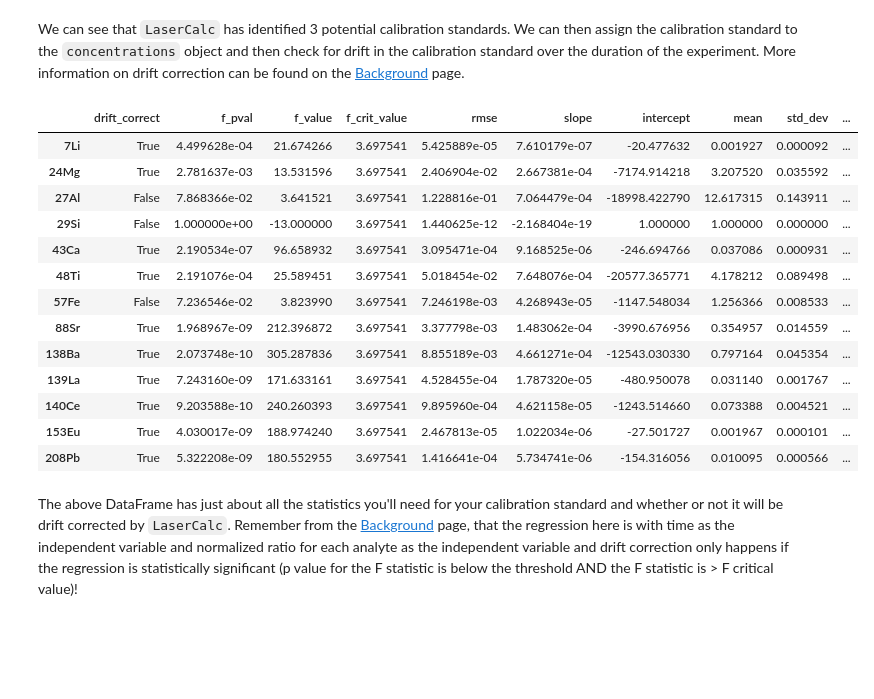
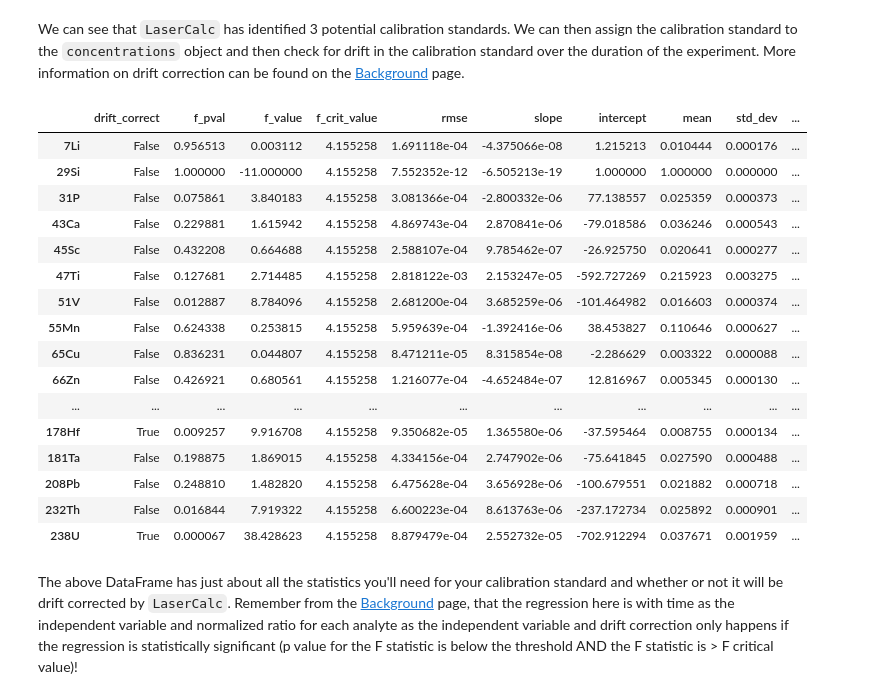
Before and after one commit to jlubbersgeo/lasertram, a Jupyter notebook: docs/lasertram_tutorial.ipynb, the cells around one changed output. Cells and saved outputs as stored; diff of their text form; code cells hidden in the pictures; blank space fills up the shorter version.

```diff
--- a/docs/lasertram_tutorial.ipynb
+++ b/docs/lasertram_tutorial.ipynb
@@ -269,24 +231,27 @@ concentrations.potential_calibration_standards
 # %% [markdown]
 We can see that `LaserCalc` has identified 3 potential calibration standards. We can then assign the calibration standard to the `concentrations` object and then check for drift in the calibration standard over the duration of the experiment. More information on drift correction can be found on the [Background](explanation.md) page.
 # %%
-concentrations.set_calibration_standard("BCR-2G")
+concentrations.set_calibration_standard("GSD-1G")
 concentrations.drift_check()
 concentrations.calibration_std_stats
 # %% [output]
 |  | drift_correct | f_pval | f_value | f_crit_value | rmse | slope | intercept | mean | std_dev | ... |
-| 7Li | True | 4.499628e-04 | 21.674266 | 3.697541 | 5.425889e-05 | 7.610179e-07 | -20.477632 | 0.001927 | 0.000092 | ... |
-| 24Mg | True | 2.781637e-03 | 13.531596 | 3.697541 | 2.406904e-02 | 2.667381e-04 | -7174.914218 | 3.207520 | 0.035592 | ... |
-| 27Al | False | 7.868366e-02 | 3.641521 | 3.697541 | 1.228816e-01 | 7.064479e-04 | -18998.422790 | 12.617315 | 0.143911 | ... |
-| 29Si | False | 1.000000e+00 | -13.000000 | 3.697541 | 1.440625e-12 | -2.168404e-19 | 1.000000 | 1.000000 | 0.000000 | ... |
-| 43Ca | True | 2.190534e-07 | 96.658932 | 3.697541 | 3.095471e-04 | 9.168525e-06 | -246.694766 | 0.037086 | 0.000931 | ... |
-| 48Ti | True | 2.191076e-04 | 25.589451 | 3.697541 | 5.018454e-02 | 7.648076e-04 | -20577.365771 | 4.178212 | 0.089498 | ... |
-| 57Fe | False | 7.236546e-02 | 3.823990 | 3.697541 | 7.246198e-03 | 4.268943e-05 | -1147.548034 | 1.256366 | 0.008533 | ... |
-| 88Sr | True | 1.968967e-09 | 212.396872 | 3.697541 | 3.377798e-03 | 1.483062e-04 | -3990.676956 | 0.354957 | 0.014559 | ... |
-| 138Ba | True | 2.073748e-10 | 305.287836 | 3.697541 | 8.855189e-03 | 4.661271e-04 | -12543.030330 | 0.797164 | 0.045354 | ... |
-| 139La | True | 7.243160e-09 | 171.633161 | 3.697541 | 4.528455e-04 | 1.787320e-05 | -480.950078 | 0.031140 | 0.001767 | ... |
-| 140Ce | True | 9.203588e-10 | 240.260393 | 3.697541 | 9.895960e-04 | 4.621158e-05 | -1243.514660 | 0.073388 | 0.004521 | ... |
-| 153Eu | True | 4.030017e-09 | 188.974240 | 3.697541 | 2.467813e-05 | 1.022034e-06 | -27.501727 | 0.001967 | 0.000101 | ... |
-| 208Pb | True | 5.322208e-09 | 180.552955 | 3.697541 | 1.416641e-04 | 5.734741e-06 | -154.316056 | 0.010095 | 0.000566 | ... |
+| 7Li | False | 0.956513 | 0.003112 | 4.155258 | 1.691118e-04 | -4.375066e-08 | 1.215213 | 0.010444 | 0.000176 | ... |
+| 29Si | False | 1.000000 | -11.000000 | 4.155258 | 7.552352e-12 | -6.505213e-19 | 1.000000 | 1.000000 | 0.000000 | ... |
+| 31P | False | 0.075861 | 3.840183 | 4.155258 | 3.081366e-04 | -2.800332e-06 | 77.138557 | 0.025359 | 0.000373 | ... |
+| 43Ca | False | 0.229881 | 1.615942 | 4.155258 | 4.869743e-04 | 2.870841e-06 | -79.018586 | 0.036246 | 0.000543 | ... |
+| 45Sc | False | 0.432208 | 0.664688 | 4.155258 | 2.588107e-04 | 9.785462e-07 | -26.925750 | 0.020641 | 0.000277 | ... |
+| 47Ti | False | 0.127681 | 2.714485 | 4.155258 | 2.818122e-03 | 2.153247e-05 | -592.727269 | 0.215923 | 0.003275 | ... |
+| 51V | False | 0.012887 | 8.784096 | 4.155258 | 2.681200e-04 | 3.685259e-06 | -101.464982 | 0.016603 | 0.000374 | ... |
+| 55Mn | False | 0.624338 | 0.253815 | 4.155258 | 5.959639e-04 | -1.392416e-06 | 38.453827 | 0.110646 | 0.000627 | ... |
+| 65Cu | False | 0.836231 | 0.044807 | 4.155258 | 8.471211e-05 | 8.315854e-08 | -2.286629 | 0.003322 | 0.000088 | ... |
+| 66Zn | False | 0.426921 | 0.680561 | 4.155258 | 1.216077e-04 | -4.652484e-07 | 12.816967 | 0.005345 | 0.000130 | ... |
+| ... | ... | ... | ... | ... | ... | ... | ... | ... | ... | ... |
+| 178Hf | True | 0.009257 | 9.916708 | 4.155258 | 9.350682e-05 | 1.365580e-06 | -37.595464 | 0.008755 | 0.000134 | ... |
+| 181Ta | False | 0.198875 | 1.869015 | 4.155258 | 4.334156e-04 | 2.747902e-06 | -75.641845 | 0.027590 | 0.000488 | ... |
+| 208Pb | False | 0.248810 | 1.482820 | 4.155258 | 6.475628e-04 | 3.656928e-06 | -100.679551 | 0.021882 | 0.000718 | ... |
+| 232Th | False | 0.016844 | 7.919322 | 4.155258 | 6.600223e-04 | 8.613763e-06 | -237.172734 | 0.025892 | 0.000901 | ... |
+| 238U | True | 0.000067 | 38.428623 | 4.155258 | 8.879479e-04 | 2.552732e-05 | -702.912294 | 0.037671 | 0.001959 | ... |
 # %% [markdown]
 The above DataFrame has just about all the statistics you'll need for your calibration standard and whether or not it will be drift corrected by `LaserCalc`. Remember from the [Background](explanation.md) page, that the regression here is with time as the independent variable and normalized ratio for each analyte as the independent variable and drift correction only happens if the regression is statistically significant (p value for the F statistic is below the threshold AND the F statistic is > F critical value)!
 # %%
```
Also changed, not shown: parts of 26 cells of this notebook, 8 other files.
